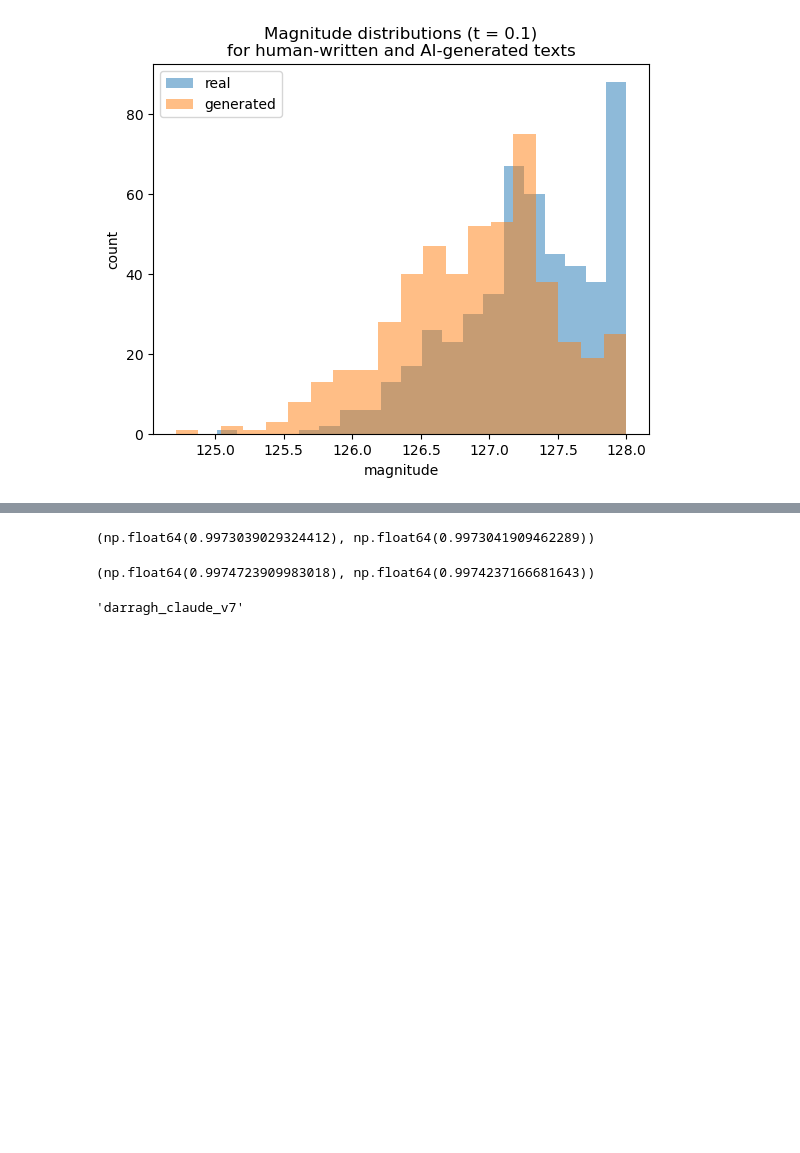
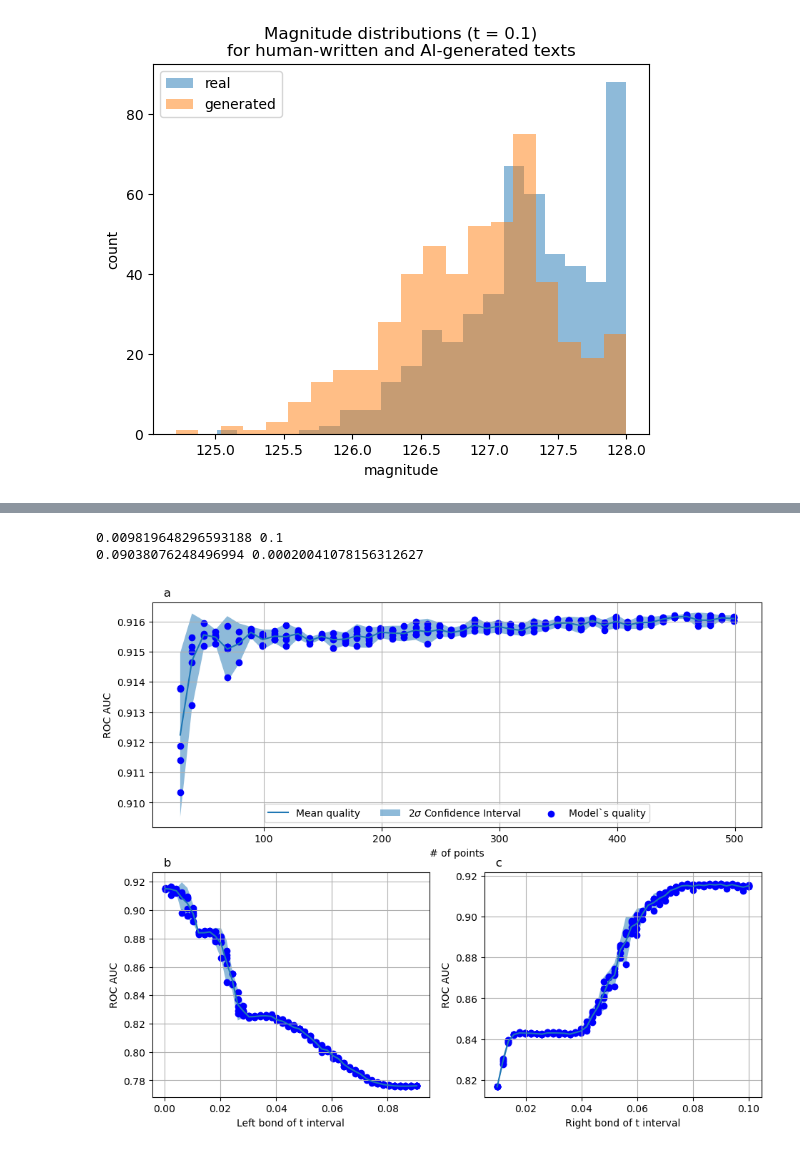
Before and after one commit to GurevichPE/Artifical-text-detection-via-magnitude-functions, a Jupyter notebook: magnitude/experiments.ipynb, the cells around one changed output, grey strips where cells are left out. Drawn from its saved outputs; the diff is of its cells as text; code cells hidden in the pictures; blank space fills up the shorter version.

```diff
--- a/magnitude/experiments.ipynb
+++ b/magnitude/experiments.ipynb
@@ -201,20 +237,51 @@ for n in range(50, 501, 25):
-# %%
-real_text_embs = reals.mean(dim=1).numpy()
-gen_text_embs = gens.mean(dim=1).numpy()
-
-logreg(real_text_embs, gen_text_embs), logreg(real_text_embs, gen_text_embs, pca=True)
-# %% [output]
-(np.float64(0.9973039029324412), np.float64(0.9973041909462289))
-# %%
-real_text_and_mag = np.concatenate([real_text_embs, real_mfs], axis=1)
-gen_text_and_mag = np.concatenate([gen_text_embs, gen_mfs], axis=1)
-
-logreg(real_text_and_mag, gen_text_and_mag), logreg(real_text_and_mag, gen_text_and_mag, pca=True)
-# %% [output]
-(np.float64(0.9974723909983018), np.float64(0.9974237166681643))
-# %%
-import pandas as pd
-df = pd.read_csv("/workspace/mnt/local/data/pgurevich/magnitude/small_data.csv")
-df["source"].loc[2]
-# %% [output]
-'darragh_claude_v7'
+# %%
+fig = plt.figure(figsize=(11, 9))
+
+ax = plt.subplot2grid((2,1),(0, 0), )
+results = np.array(results).reshape(-1, 5)
+means = results.mean(axis=1)
+stds = results.std(axis=1)
+ax.plot(list(range(29, 500, 10)), means, label="Mean quality")
+ax.fill_between(list(range(29, 500, 10)), means - 2*stds, means + 2*stds, alpha=0.5, label="$2\sigma$ Confidence Interval")
+for i in range(4):
+    ax.scatter(list(range(29, 500, 10)), results[:, i], color='b')
+ax.scatter(list(range(29, 500, 10)), results[:, 4], color='b', label='Model`s quality')
+ax.grid()
+ax.set_xlabel("# of points")
+ax.set_ylabel("ROC AUC")
+ax.set_title("   a", loc='left')
+ax.legend(ncols=3, loc='lower center')
+
+ax1 = plt.subplot2grid((2,2),(1,1), )
+sec_results = np.array(sec_results).reshape(-1, 5)
+means = sec_results.mean(axis=1)
+stds = sec_results.std(axis=1)
+t_s = t[list(range(49, 500, 10))]
+print(t_s[0], t_s[-1])
+ax1.plot(t_s, means)
+ax1.fill_between(t_s, means - 2*stds, means + 2*stds, alpha=0.5,)
+for i in range(5):
+    ax1.scatter(t_s, sec_results[:, i], color='b')
+ax1.grid()
+ax1.set_xlabel("Right bond of t interval")
+ax1.set_ylabel("ROC AUC")
+ax1.set_title("   c", loc='left')
+
+ax2 = plt.subplot2grid((2,2),(1,0), )
+thr_results = np.array(thr_results).reshape(-1, 5)
+means = thr_results.mean(axis=1)
+stds = thr_results.std(axis=1)
+t_s = t[500 - np.arange(49, 500, 10)]
+print(t_s[0], t_s[-1])
+ax2.plot(t_s, means)
+ax2.fill_between(t_s, means - 2*stds, means + 2*stds, alpha=0.5)
+for i in range(5):
+    ax2.scatter(t_s, thr_results[:, i], color='b')
+ax2.grid()
+ax2.set_xlabel("Left bond of t interval")
+ax2.set_ylabel("ROC AUC")
+ax2.set_title("   b", loc='left');
+# %% [output]
+0.009819648296593188 0.1
+0.09038076248496994 0.00020041078156312627
+[figure, added]
```
Also changed, not shown: parts of 13 cells of this notebook, 4 other files.
